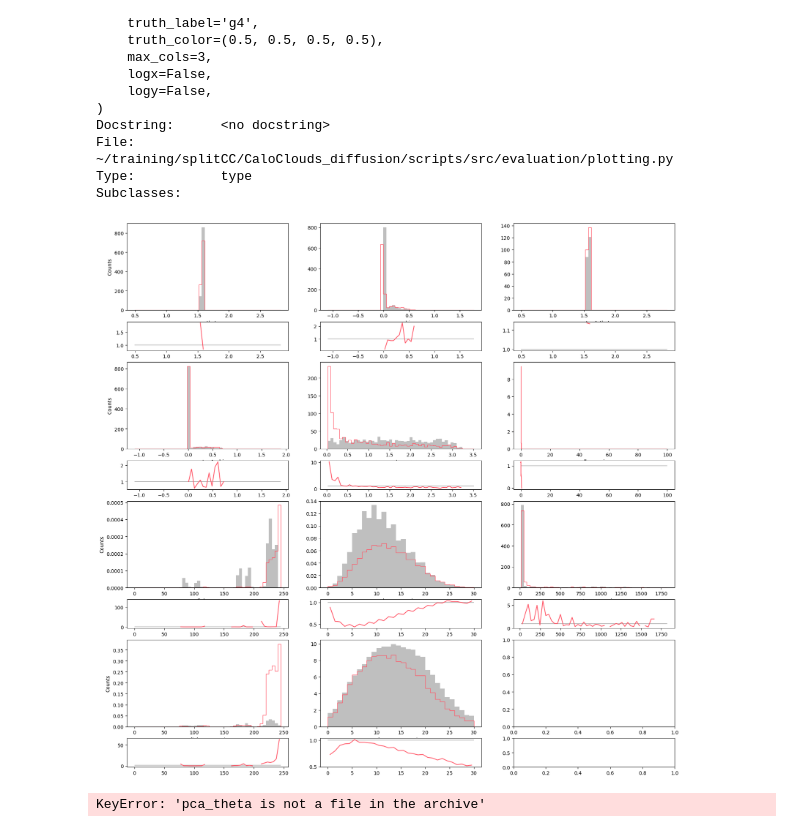
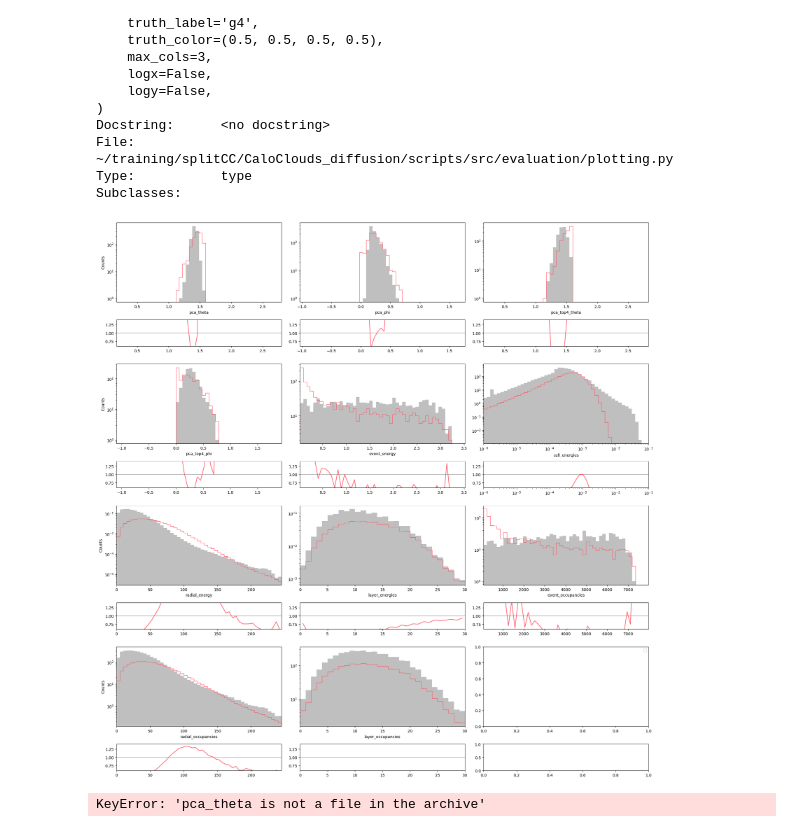
Before and after one commit to HenryDayHall/CaloCloudi, a Jupyter notebook: scripts/check_summary.ipynb, the cells around one changed output. Cells and saved outputs as stored; diff of their text form; code cells hidden in the pictures.

```diff
--- a/scripts/check_summary.ipynb
+++ b/scripts/check_summary.ipynb
@@ -6,7 +6,7 @@ import os
 from matplotlib import pyplot as plt
 from src.evaluation import plotting, example_events
 # %%
-model_path = "/data/dust/user/dayhallh/data/CaloClouds_diffusion/logs/2026_08_06__17_14_44/checkpoints/2026-08-07_11-15-00_model.pt"
+model_path = "/data/dust/user/dayhallh/data/CaloClouds_diffusion/logs/2026_08_06__17_14_44/checkpoints/2026-08-07_16-45-03_model.pt"
 event_index = 100000
 example_events.plot_example_events(
     model_path=model_path,
@@ -120,36 +120,39 @@ def bin_heights_and_edges(data, key):
             r_max += 1
         r_min -= abs(r_min*0.1)
         r_max += abs(r_max*0.1)
         edges = np.linspace(r_min, r_max, 51)
         heights, _ = np.histogram(values, bins=edges)
     else:
         heights = np.mean(values, axis=0)
         edges = np.linspace(0, heights.shape[0], heights.shape[0] + 1)
     return heights, edges
 
 
 # collect the keys to plot (skip cond and any *_edges keys)
 plot_keys = [
     key
     for key in a_ref.keys()
     if key != "cond" and not key.endswith("_edges")
 ]
 
 x_labels = plot_keys
 ref_heights = []
 binnings = []
 for key in plot_keys:
     heights, edges = bin_heights_and_edges(a_ref, key)
     ref_heights.append(heights)
     binnings.append(edges)
 
-ratio_plots = plotting.RatioPlots(x_labels, ref_heights, binnings)
+logx = [x_label == "cell_energies" for x_label in x_labels]
+logy = True
+
+ratio_plots = plotting.RatioPlots(x_labels, ref_heights, binnings, logx=logx, logy=logy)
 
 sample_heights = [bin_heights_and_edges(a_sample, key)[0] for key in plot_keys]
 ratio_plots.add_comparison(sample_heights, label="model", colour=plotting.nice_hex[0][3])
-#ratio_plots.finalise()
+ratio_plots.finalise()
 # %% [output]
-[figure, old version]
+[figure, new version]
 # %%
 plt.hist([ref['pca_theta'], sample['pca_theta']], histtype='step', label=('g4', 'sample'))
 plt.legend()
```
Also changed, not shown: parts of 3 cells of this notebook, 10 other files.
